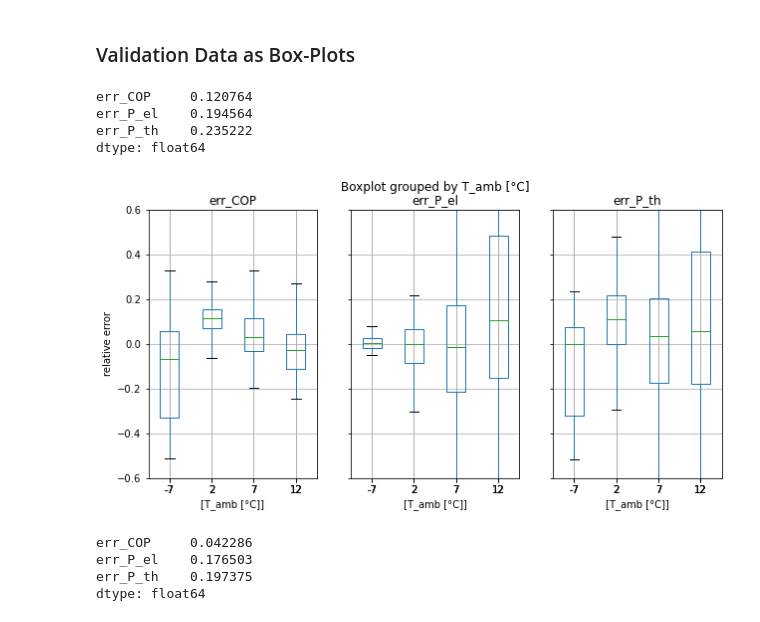
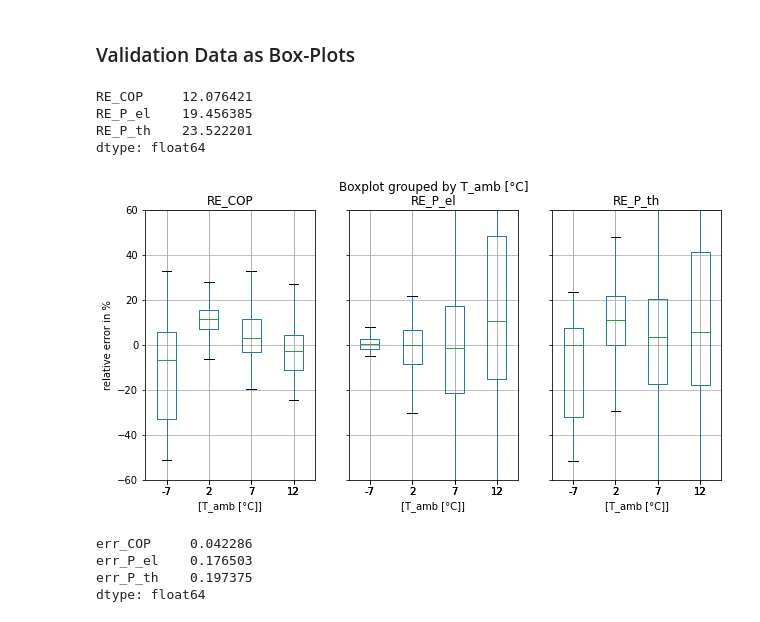
Before and after one commit to FZJ-IEK3-VSA/hplib, a Jupyter notebook: src/documentation.ipynb, the cells around one changed output. Cells and saved outputs as stored; diff of their text form; code cells hidden in the pictures.

```diff
--- a/src/documentation.ipynb
+++ b/src/documentation.ipynb
@@ -246,18 +234,18 @@ df = pd.read_csv('../output/database_keymark_average_normalized_subtypes_validat
 # %%
 # Plot results for Group 1 (Air/Water, Regulated)
 Group = 1
 data = df.loc[(df['Group']==Group)]
-data = data[['T_amb [°C]','err_COP', 'err_P_el', 'err_P_th']]
+data = data[['T_amb [°C]','RE_COP', 'RE_P_el', 'RE_P_th']]
 ax = data.boxplot(by='T_amb [°C]', layout=(1,3), figsize=(10,5), showfliers=False)
-ax[0].set_ylim(-0.6,0.6)
-ax[0].set_ylabel('relative error')
-data.abs().mean()[1:4] # mean relative error
+ax[0].set_ylim(-60,60)
+ax[0].set_ylabel('relative error in %')
+data.abs().mean()[1:4] # mean absolute percentage error
 # %% [output]
-err_COP     0.120764
-err_P_el    0.194564
-err_P_th    0.235222
+RE_COP     12.076421
+RE_P_el    19.456385
+RE_P_th    23.522201
 dtype: float64
-[figure, old version]
+[figure, new version]
 # %%
 # Plot results for Group 2 (Brine/Water, Regulated)
 Group = 2
```
Also changed, not shown: parts of 2 cells of this notebook, 1 other file.
